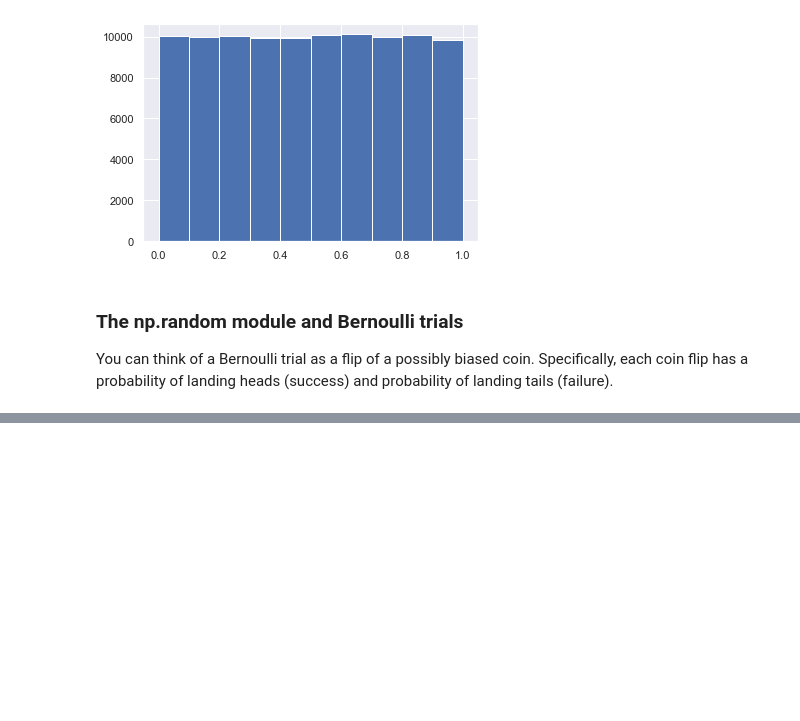
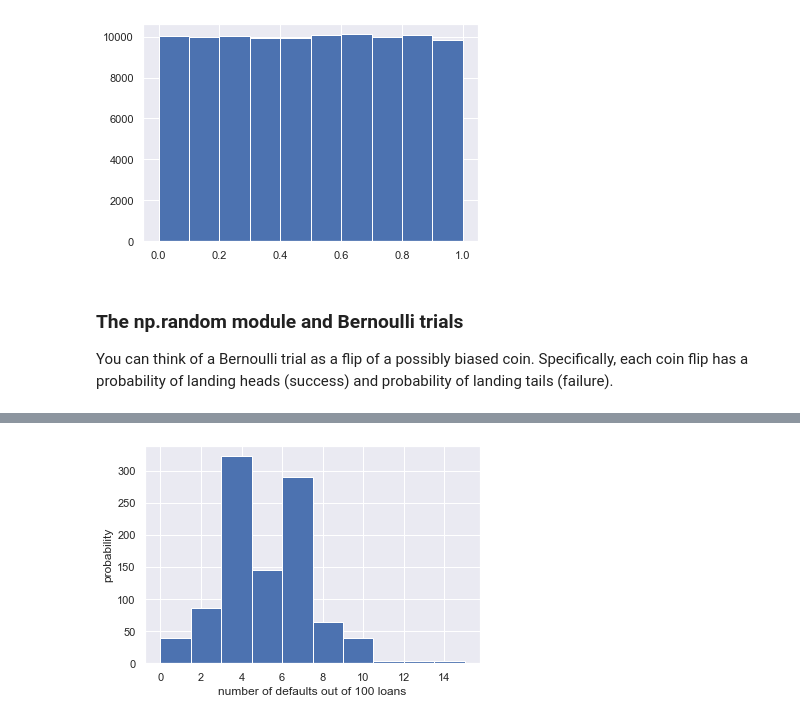
Before and after one commit to aalouane/Statistical-in-Python, a Jupyter notebook: Statistical Thinking in Python/Chapter 3.ipynb, the cells around one changed output, grey strips where cells are left out. Saved outputs shown, nothing was run; the diff lists cells and outputs as text; code cells hidden in the pictures; blank space fills up the shorter version.

```diff
--- a/Statistical Thinking in Python/Chapter 3.ipynb
+++ b/Statistical Thinking in Python/Chapter 3.ipynb
@@ -59,0 +64,20 @@ def perform_bernoulli_trials(n, p):
+# %%
+# Seed random number generator
+np.random.seed(42)
+
+# Initialize the number of defaults: n_defaults
+n_defaults = np.empty(1000)
+
+# Compute the number of defaults
+for i in range(1000):
+    n_defaults[i] = perform_bernoulli_trials(100, 0.05)
+
+
+# Plot the histogram with default number of bins; label your axes
+_ = plt.hist(n_defaults)
+_ = plt.xlabel('number of defaults out of 100 loans')
+_ = plt.ylabel('probability')
+
+# Show the plot
+# %% [output]
+[figure, added]
```
Also changed, not shown: parts of 5 cells of this notebook.
